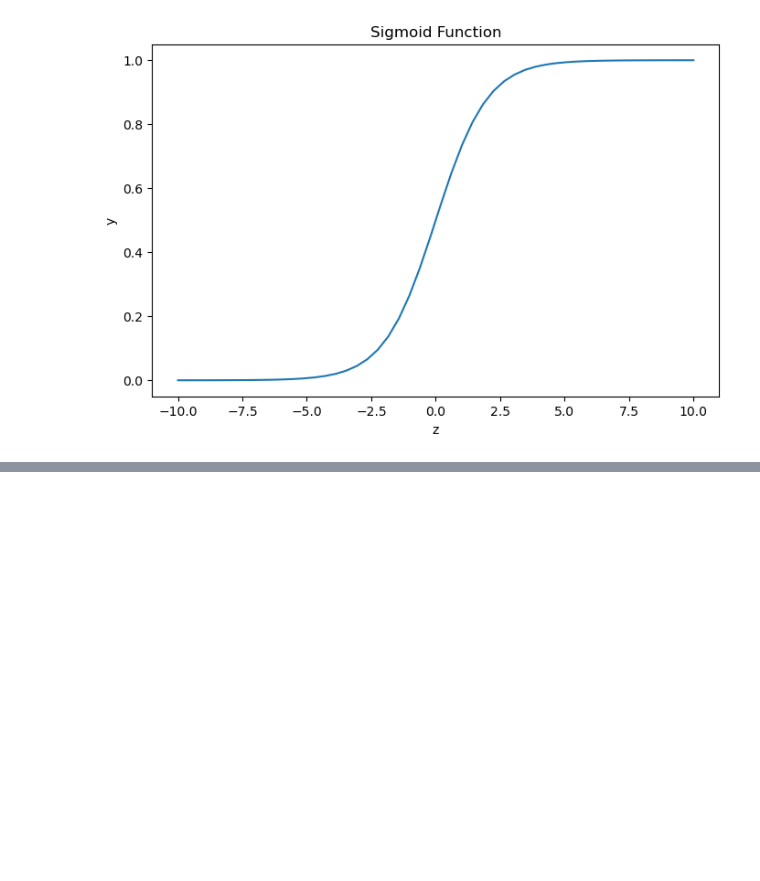
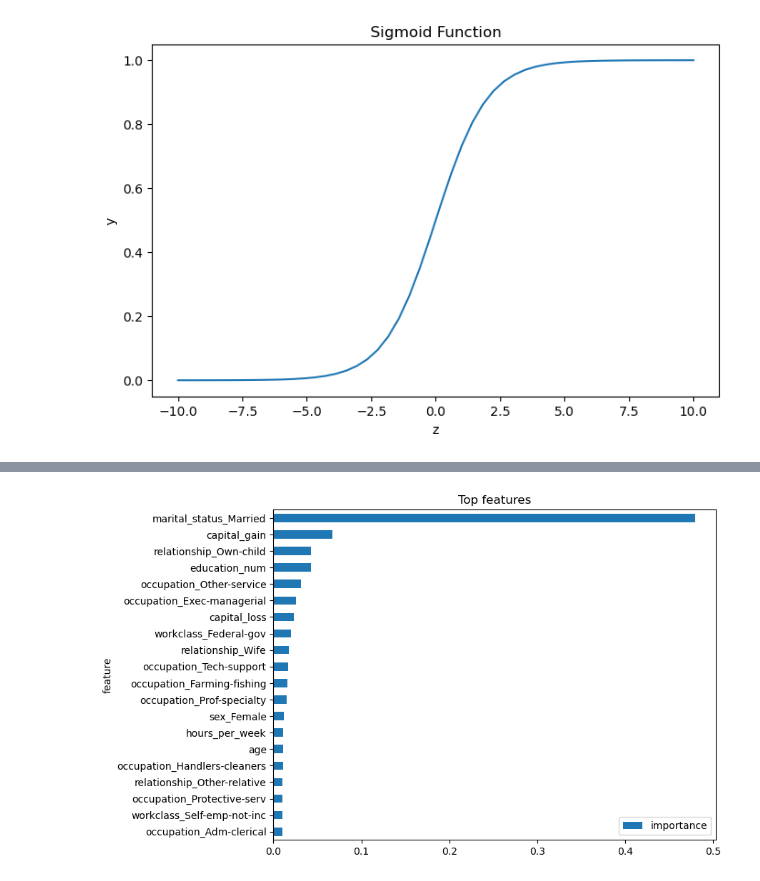
Before and after one commit to mariatecno0405-a11y/MDI-TestDataScience-1, a Jupyter notebook: notebooks/02_modeling.ipynb, the cells around one changed output, grey strips where cells are left out. Cells and saved outputs as stored; diff of their text form; code cells hidden in the pictures; blank space fills up the shorter version.

```diff
--- a/notebooks/02_modeling.ipynb
+++ b/notebooks/02_modeling.ipynb
@@ -292,0 +401,26 @@ The last step is saving our models. We will load them and discuss results and gr
+# %%
+clf = best_pipe.named_steps['classifier']
+prep = best_pipe.named_steps['preprocessor']
+
+if hasattr(clf, 'feature_importances_'):
+    ohe = prep.named_transformers_['cat'].named_steps['ohe']
+    cat_feature_names = ohe.get_feature_names_out(input_features=cat_cols)
+    num_feature_names = num_cols
+    feature_names = np.concatenate([cat_feature_names, num_feature_names])
+    importances = clf.feature_importances_
+    idx = np.argsort(importances)[-20:][::-1]
+    top_features = pd.DataFrame({'feature': feature_names[idx], 'importance': importances[idx]})
+    top_features.plot(x='feature', y='importance', kind='barh', figsize=(8,6)); plt.gca().invert_yaxis(); plt.title('Top features'); plt.show()
+elif hasattr(clf, 'coef_'):
+    ohe = prep.named_transformers_['cat'].named_steps['ohe']
+    cat_feature_names = ohe.get_feature_names_out(input_features=cat_cols)
+    num_feature_names = num_cols
+    feature_names = np.concatenate([cat_feature_names, num_feature_names])
+    coef = np.abs(clf.coef_).ravel()
+    idx = np.argsort(coef)[-20:][::-1]
+    top_coef = pd.DataFrame({'feature': feature_names[idx], 'coef_abs': coef[idx]})
+    top_coef.plot(x='feature', y='coef_abs', kind='barh', figsize=(8,6)); plt.gca().invert_yaxis(); plt.title('Top coefficients |LR|'); plt.show()
+else:
+    print('Feature importance not available for this classifier.')
+# %% [output]
+[figure, added]
```
Also changed, not shown: parts of 47 cells of this notebook.
